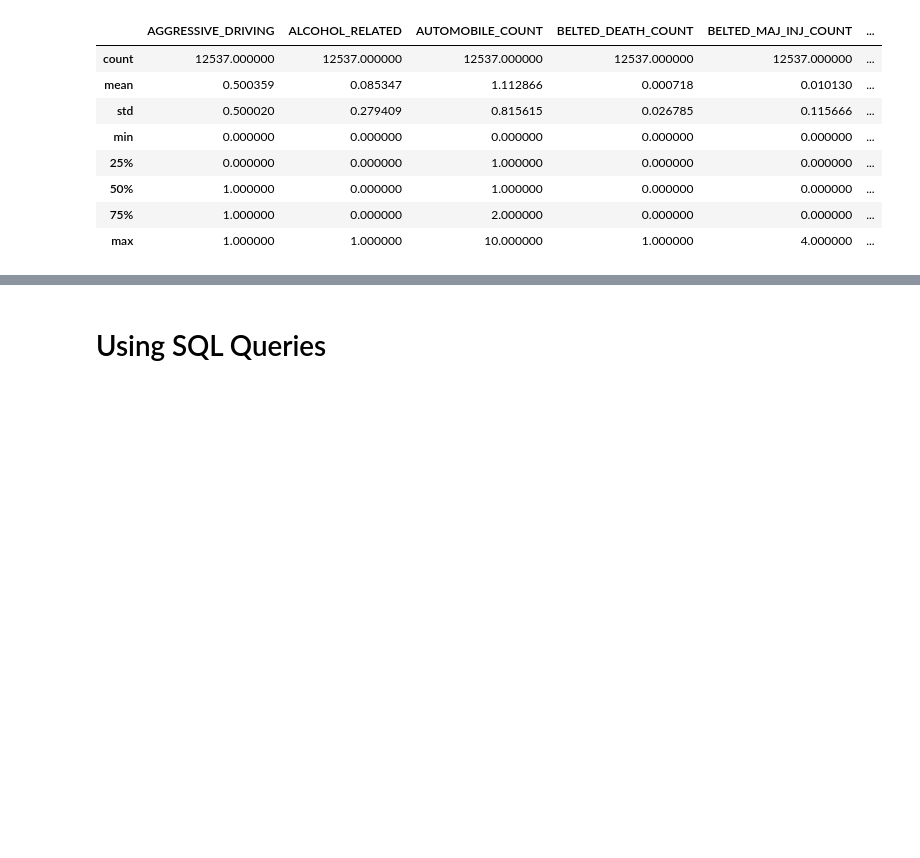
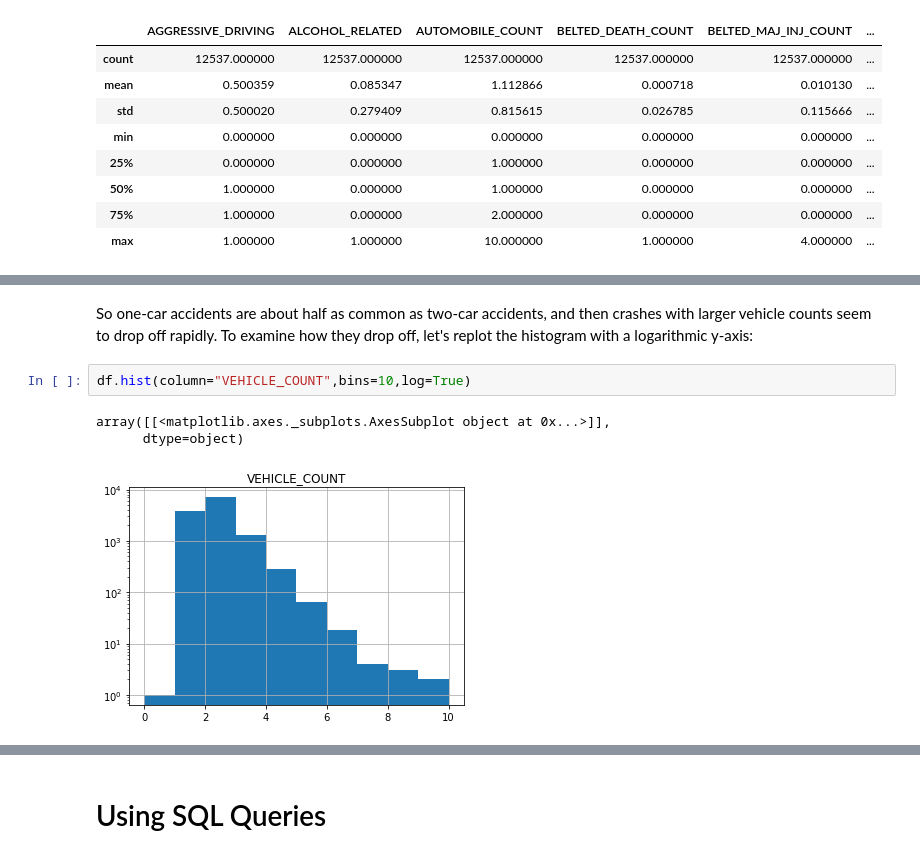
Before and after one commit to WPRDC/Jupyter-notebooks-by-dataset, a Jupyter notebook: Crash-Data-Analysis.ipynb, the cells around one changed output, grey strips where cells are left out. Cells and saved outputs as stored; diff of their text form; blank space fills up the shorter version.

```diff
--- a/Crash-Data-Analysis.ipynb
+++ b/Crash-Data-Analysis.ipynb
@@ -155,0 +183,8 @@ df.describe()
+# %% [markdown]
+So one-car accidents are about half as common as two-car accidents, and then crashes with larger vehicle counts seem to drop off rapidly. To examine how they drop off, let's replot the histogram with a logarithmic y-axis:
+# %%
+df.hist(column="VEHICLE_COUNT",bins=10,log=True)
+# %% [output]
+array([[<matplotlib.axes._subplots.AxesSubplot object at 0x...>]],
+      dtype=object)
+[figure, added]
```
Also changed, not shown: parts of 8 cells of this notebook.
